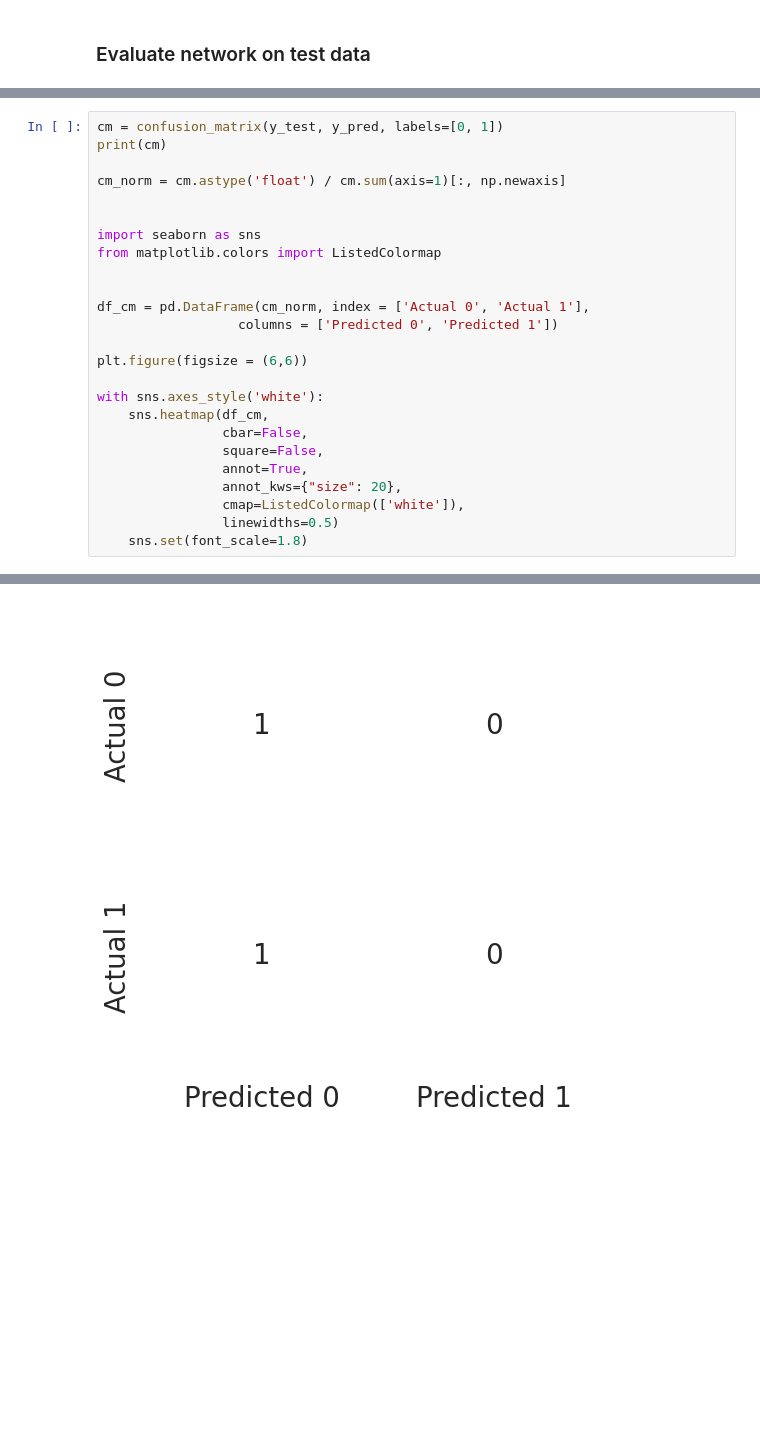
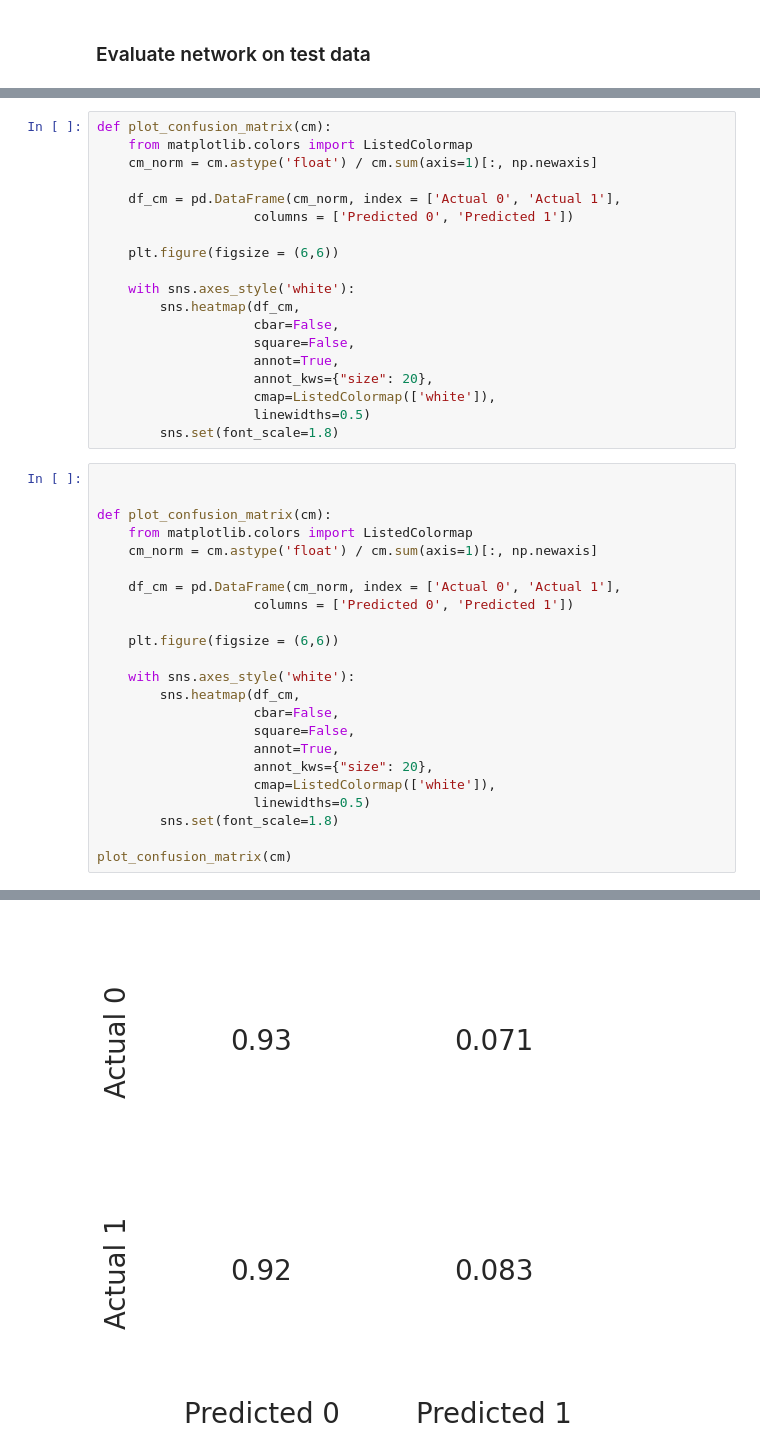
Before and after one commit to Liliu000/APE_part2, a Jupyter notebook: Admisions-Modular.ipynb, the cells around one changed output, grey strips where cells are left out. Cells and saved outputs as stored; diff of their text form; blank space fills up the shorter version.

```diff
--- a/Admisions-Modular.ipynb
+++ b/Admisions-Modular.ipynb
@@ -683,26 +694,43 @@ weighted avg       0.49      0.70      0.58       120
+# %%
+def plot_confusion_matrix(cm):
+    from matplotlib.colors import ListedColormap
+    cm_norm = cm.astype('float') / cm.sum(axis=1)[:, np.newaxis]
+
+    df_cm = pd.DataFrame(cm_norm, index = ['Actual 0', 'Actual 1'],
+                    columns = ['Predicted 0', 'Predicted 1'])
+
+    plt.figure(figsize = (6,6))
+
+    with sns.axes_style('white'):
+        sns.heatmap(df_cm,
+                    cbar=False,
+                    square=False,
+                    annot=True,
+                    annot_kws={"size": 20},
+                    cmap=ListedColormap(['white']),
+                    linewidths=0.5)
+        sns.set(font_scale=1.8)
 # %%
-cm = confusion_matrix(y_test, y_pred, labels=[0, 1])
-print(cm)
-
-cm_norm = cm.astype('float') / cm.sum(axis=1)[:, np.newaxis]
 
 
-import seaborn as sns
-from matplotlib.colors import ListedColormap
+def plot_confusion_matrix(cm):
+    from matplotlib.colors import ListedColormap
+    cm_norm = cm.astype('float') / cm.sum(axis=1)[:, np.newaxis]
 
+    df_cm = pd.DataFrame(cm_norm, index = ['Actual 0', 'Actual 1'],
+                    columns = ['Predicted 0', 'Predicted 1'])
 
-df_cm = pd.DataFrame(cm_norm, index = ['Actual 0', 'Actual 1'],
-                  columns = ['Predicted 0', 'Predicted 1'])
+    plt.figure(figsize = (6,6))
 
-plt.figure(figsize = (6,6))
+    with sns.axes_style('white'):
+        sns.heatmap(df_cm,
+                    cbar=False,
+                    square=False,
+                    annot=True,
+                    annot_kws={"size": 20},
+                    cmap=ListedColormap(['white']),
+                    linewidths=0.5)
+        sns.set(font_scale=1.8)
 
-with sns.axes_style('white'):
-    sns.heatmap(df_cm,
-                cbar=False,
-                square=False,
-                annot=True,
-                annot_kws={"size": 20},
-                cmap=ListedColormap(['white']),
-                linewidths=0.5)
-    sns.set(font_scale=1.8)
+plot_confusion_matrix(cm)
 # %% [output]
@@ -711 +737 @@ with sns.axes_style('white'):
-[figure, old version]
+[figure, new version]
```
Also changed, not shown: parts of 20 cells of this notebook.
